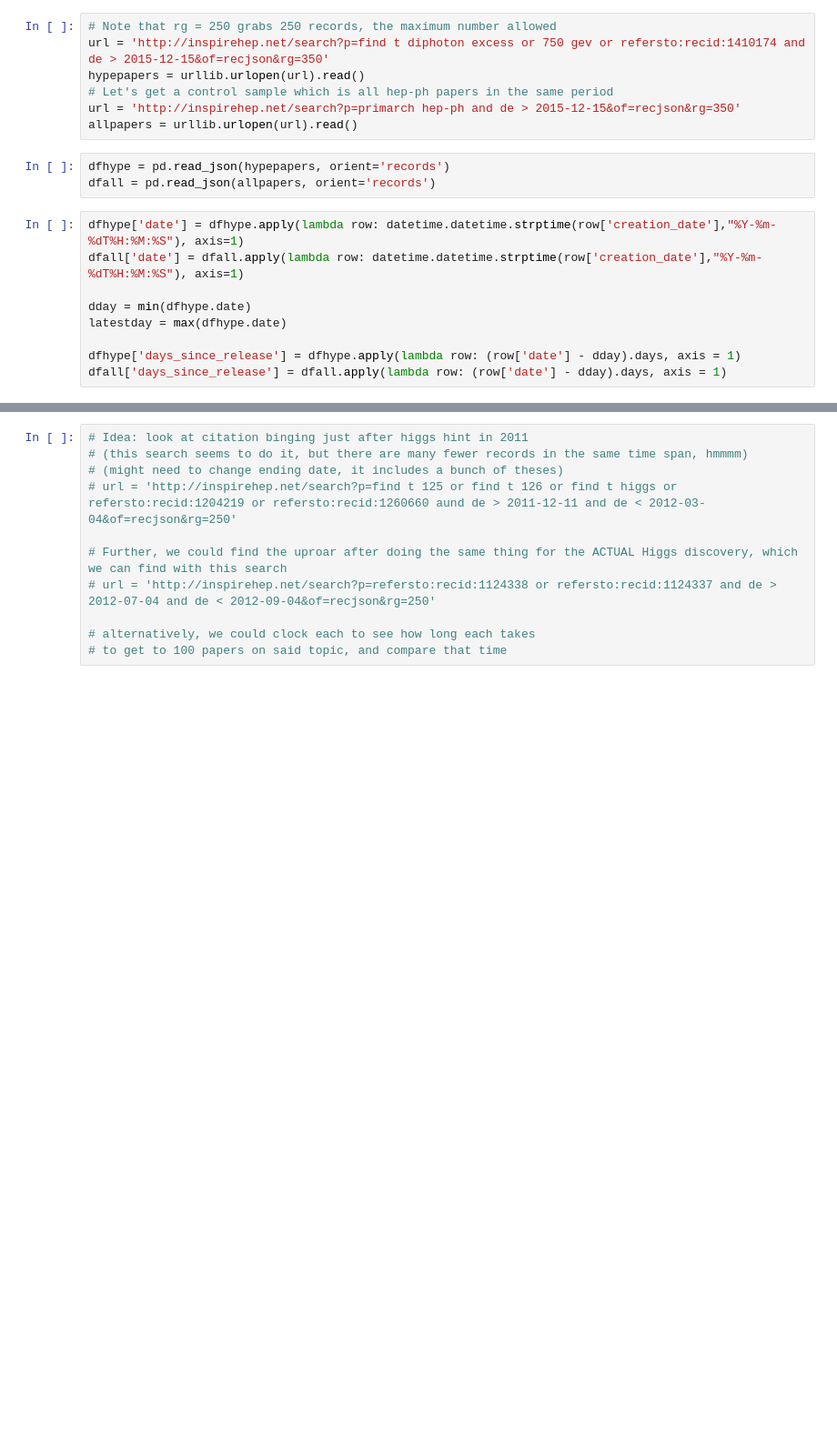
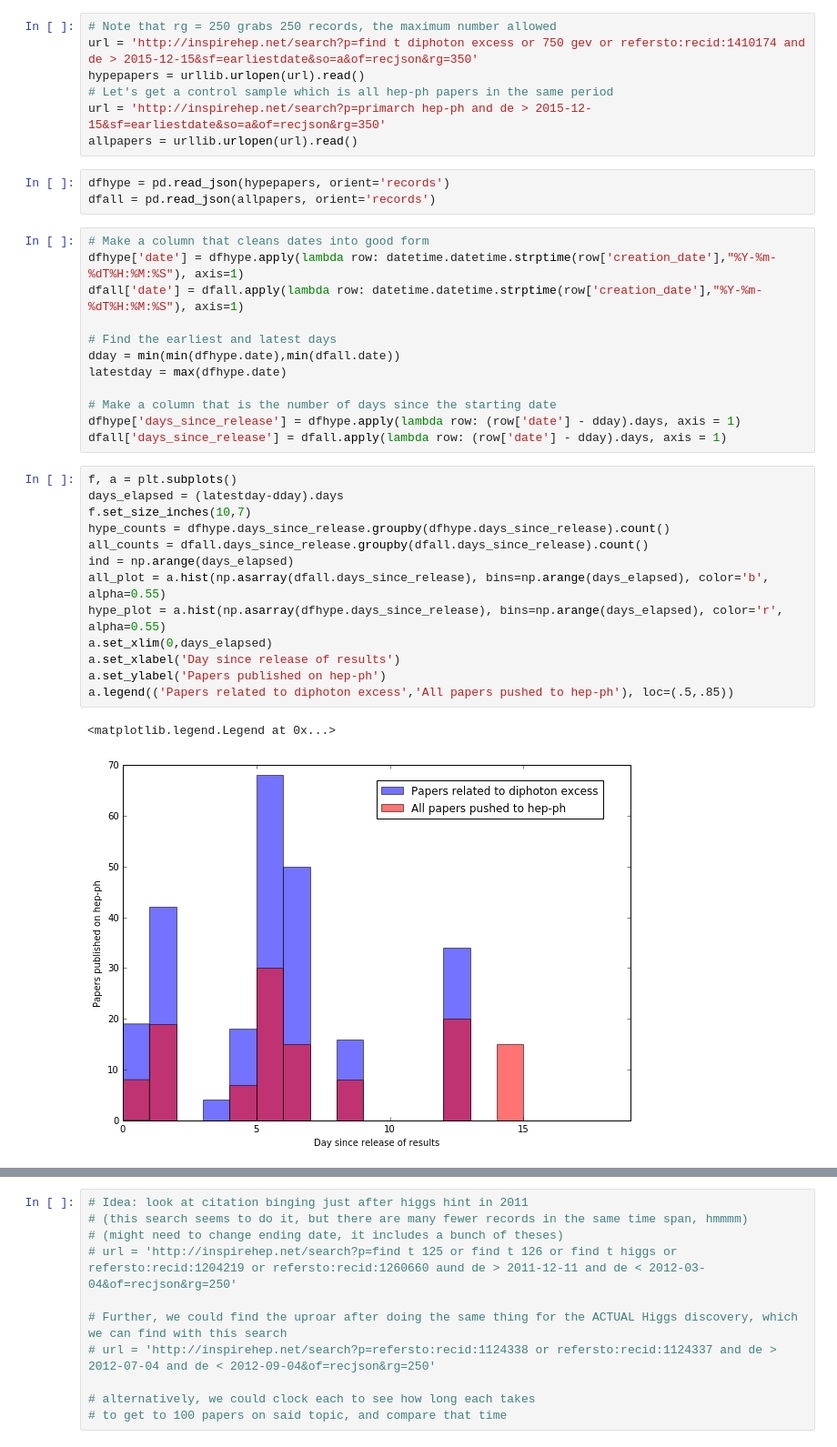
Before and after one commit to riemannzetagambit/750-GeV-Hype, a Jupyter notebook: 750 GeV boson trend.ipynb, the cells around one changed output, grey strips where cells are left out. Shown: that part at 91% size. Cells and saved outputs as stored; diff of their text form; blank space fills up the shorter version.

```diff
--- a/750 GeV boson trend.ipynb
+++ b/750 GeV boson trend.ipynb
@@ -6,20 +6,39 @@ import matplotlib.pyplot as plt
 %matplotlib inline
 # %%
 # Note that rg = 250 grabs 250 records, the maximum number allowed
-url = 'http://inspirehep.net/search?p=find t diphoton excess or 750 gev or refersto:recid:1410174 and de > 2015-12-15&of=recjson&rg=350'
+url = 'http://inspirehep.net/search?p=find t diphoton excess or 750 gev or refersto:recid:1410174 and de > 2015-12-15&sf=earliestdate&so=a&of=recjson&rg=350'
 hypepapers = urllib.urlopen(url).read()
 # Let's get a control sample which is all hep-ph papers in the same period
-url = 'http://inspirehep.net/search?p=primarch hep-ph and de > 2015-12-15&of=recjson&rg=350'
+url = 'http://inspirehep.net/search?p=primarch hep-ph and de > 2015-12-15&sf=earliestdate&so=a&of=recjson&rg=350'
 allpapers = urllib.urlopen(url).read()
 # %%
 dfhype = pd.read_json(hypepapers, orient='records')
 dfall = pd.read_json(allpapers, orient='records')
 # %%
+# Make a column that cleans dates into good form
 dfhype['date'] = dfhype.apply(lambda row: datetime.datetime.strptime(row['creation_date'],"%Y-%m-%dT%H:%M:%S"), axis=1)
 dfall['date'] = dfall.apply(lambda row: datetime.datetime.strptime(row['creation_date'],"%Y-%m-%dT%H:%M:%S"), axis=1)
 
-dday = min(dfhype.date)
+# Find the earliest and latest days
+dday = min(min(dfhype.date),min(dfall.date))
 latestday = max(dfhype.date)
 
+# Make a column that is the number of days since the starting date
 dfhype['days_since_release'] = dfhype.apply(lambda row: (row['date'] - dday).days, axis = 1)
 dfall['days_since_release'] = dfall.apply(lambda row: (row['date'] - dday).days, axis = 1)
+# %%
+f, a = plt.subplots()
+days_elapsed = (latestday-dday).days
+f.set_size_inches(10,7)
+hype_counts = dfhype.days_since_release.groupby(dfhype.days_since_release).count()
+all_counts = dfall.days_since_release.groupby(dfall.days_since_release).count()
+ind = np.arange(days_elapsed)
+all_plot = a.hist(np.asarray(dfall.days_since_release), bins=np.arange(days_elapsed), color='b', alpha=0.55)
+hype_plot = a.hist(np.asarray(dfhype.days_since_release), bins=np.arange(days_elapsed), color='r', alpha=0.55)
+a.set_xlim(0,days_elapsed)
+a.set_xlabel('Day since release of results')
+a.set_ylabel('Papers published on hep-ph')
+a.legend(('Papers related to diphoton excess','All papers pushed to hep-ph'), loc=(.5,.85))
+# %% [output]
+<matplotlib.legend.Legend at 0x...>
+[figure, added]
```
Also changed, not shown: parts of 10 cells of this notebook.
